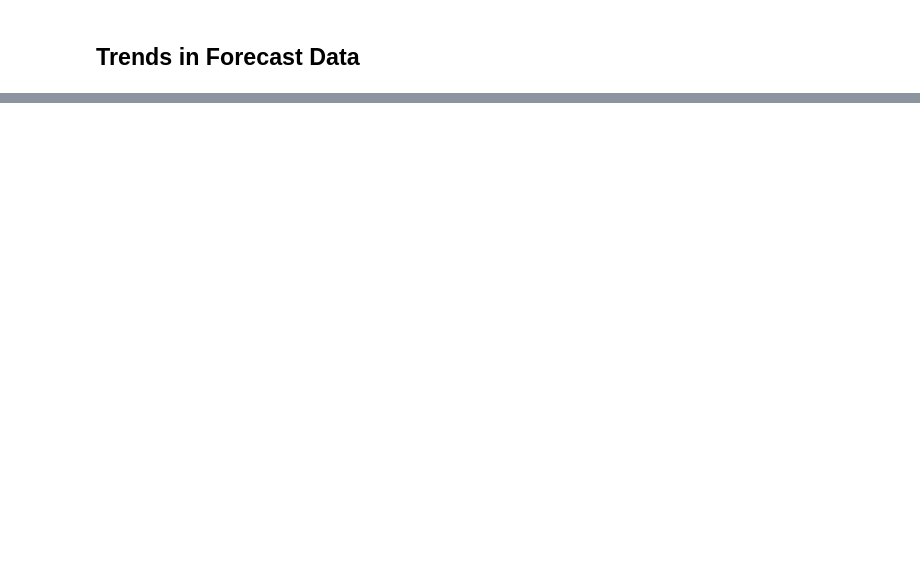
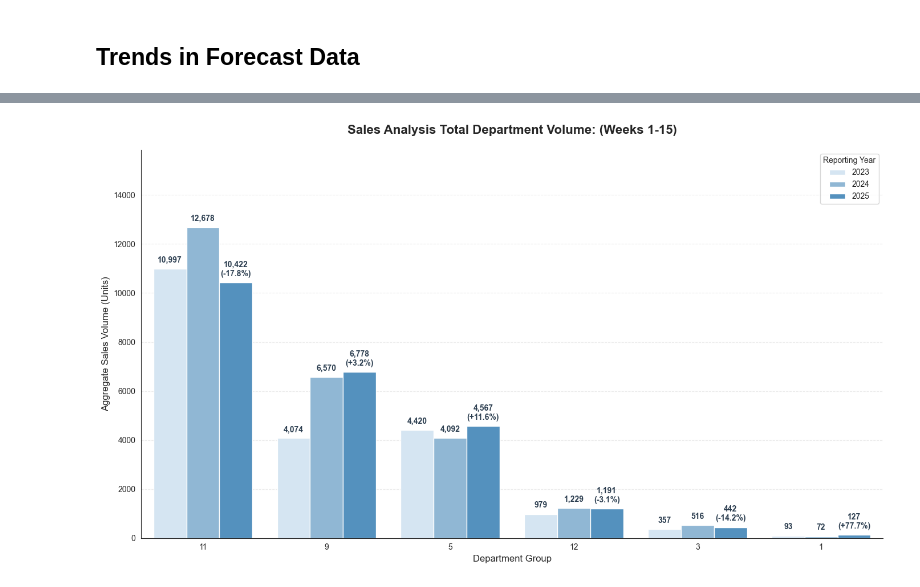
Before and after one commit to luisgrewe/StockSalesPrediction, a Jupyter notebook: salesprediction.ipynb, the cells around one changed output, grey strips where cells are left out. Cells and saved outputs as stored; diff of their text form; code cells hidden in the pictures; blank space fills up the shorter version.

```diff
--- a/salesprediction.ipynb
+++ b/salesprediction.ipynb
@@ -1664,0 +1640,79 @@ plt.show()
+# %%
+keep_cols = ['department_group', 'year', 'sales']
+combined_dept_data = pd.concat([history[keep_cols], forecast[keep_cols]], ignore_index=True)
+
+dept_performance = (
+    combined_dept_data.groupby(['department_group', 'year'])['sales']
+    .sum()
+    .reset_index()
+    .rename(columns={'sales': 'total_sales'})
+)
+
+pivot_dept = dept_performance.pivot(index='department_group', columns='year', values='total_sales')
+pivot_dept['growth_24_25'] = ((pivot_dept[2025] - pivot_dept[2024]) / pivot_dept[2024]) * 100
+
+dept_performance['department_group'] = pd.Categorical(
+    dept_performance['department_group'],
+    categories=pivot_dept.sort_values(2025, ascending=False).index,
+    ordered=True
+)
+dept_performance = dept_performance.sort_values(['department_group', 'year'])
+
+
+plt.figure(figsize=(14, 8))
+sns.set_style("white")
+
+# Create grouped bar chart
+ax = sns.barplot(
+    data=dept_performance,
+    x='department_group',
+    y='total_sales',
+    hue='year',
+    palette=["#D0E6F7", "#84B9E0", target_blue],
+    edgecolor='white'
+)
+
+num_depts = len(dept_performance['department_group'].unique())
+years_list = sorted(dept_performance['year'].unique())
+
+for i, p in enumerate(ax.patches):
+    height = p.get_height()
+    if height > 0:
+        year_idx = i // num_depts
+        dept_idx = i % num_depts
+        current_year = years_list[year_idx]
+        current_dept = list(pivot_dept.sort_values(2025, ascending=False).index)[dept_idx]
+
+        label_text = f'{int(height):,}'
+
+        if current_year == 2025:
+            growth = pivot_dept.loc[current_dept, 'growth_24_25']
+            label_text += f'\n({growth:+.1f}%)'
+
+        plt.text(
+            p.get_x() + p.get_width() / 2.,
+            height + (dept_performance['total_sales'].max() * 0.015),
+            label_text,
+            ha='center', va='bottom',
+            fontsize=10, fontweight='bold',
+            color='#2c3e50'
+        )
+
+# Styling
+plt.title('Sales Analysis Total Department Volume: (Weeks 1-15)',
+          fontsize=16, fontweight='bold', pad=20)
+plt.ylabel('Aggregate Sales Volume (Units)', fontsize=12)
+plt.xlabel('Department Group', fontsize=12)
+plt.legend(title='Reporting Year', loc='upper right', frameon=True)
+
+# Grid and axis cleanup
+plt.ylim(0, dept_performance['total_sales'].max() * 1.25)
+plt.grid(axis='y', linestyle='--', alpha=0.4)
+sns.despine()
+plt.tight_layout()
+
+# Save output
+plt.savefig("images/department_performance_comparison.png", dpi=300)
+plt.show()
+# %% [output]
+[figure, added]
```
Also changed, not shown: parts of 17 cells of this notebook, 20 other files.
